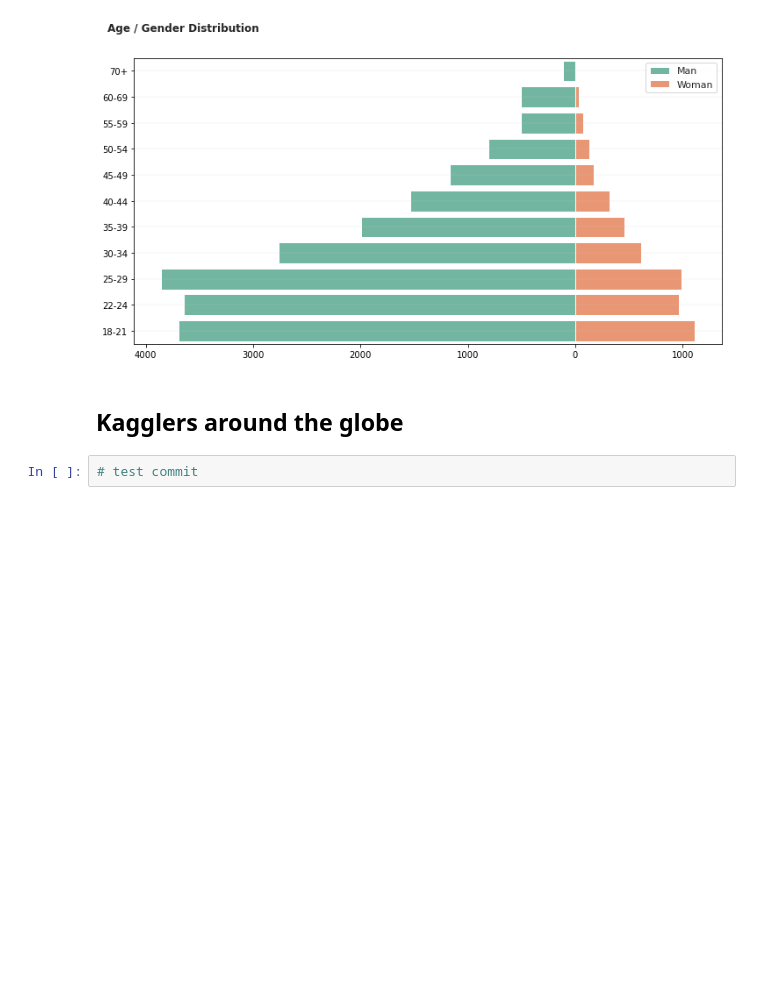
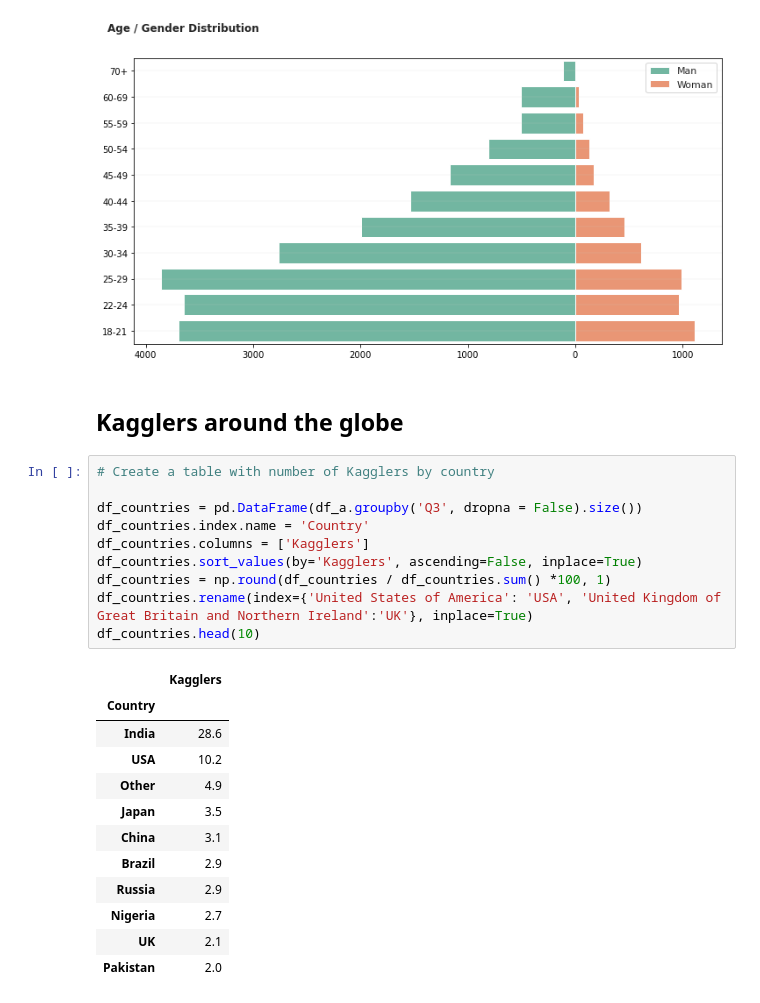
Before and after one commit to StephRoos/Data-Science, a Jupyter notebook: Kaggle_Survey/2021_Kaggle_Survey_Analysis.ipynb, the cells around one changed output. Cells and saved outputs as stored; diff of their text form; blank space fills up the shorter version.

```diff
--- a/Kaggle_Survey/2021_Kaggle_Survey_Analysis.ipynb
+++ b/Kaggle_Survey/2021_Kaggle_Survey_Analysis.ipynb
@@ -82,5 +83,26 @@ plt.show()
 [figure]
 # %% [markdown]
 ## Kagglers around the globe
-# %%
-# test commit
+# %%
+# Create a table with number of Kagglers by country
+
+df_countries = pd.DataFrame(df_a.groupby('Q3', dropna = False).size())
+df_countries.index.name = 'Country'
+df_countries.columns = ['Kagglers']
+df_countries.sort_values(by='Kagglers', ascending=False, inplace=True)
+df_countries = np.round(df_countries / df_countries.sum() *100, 1)
+df_countries.rename(index={'United States of America': 'USA', 'United Kingdom of Great Britain and Northern Ireland':'UK'}, inplace=True)
+df_countries.head(10)
+# %% [output]
+|  | Kagglers |
+| Country |  |
+| India | 28.6 |
+| USA | 10.2 |
+| Other | 4.9 |
+| Japan | 3.5 |
+| China | 3.1 |
+| Brazil | 2.9 |
+| Russia | 2.9 |
+| Nigeria | 2.7 |
+| UK | 2.1 |
+| Pakistan | 2.0 |
```
Also changed, not shown: parts of 2 cells of this notebook.
